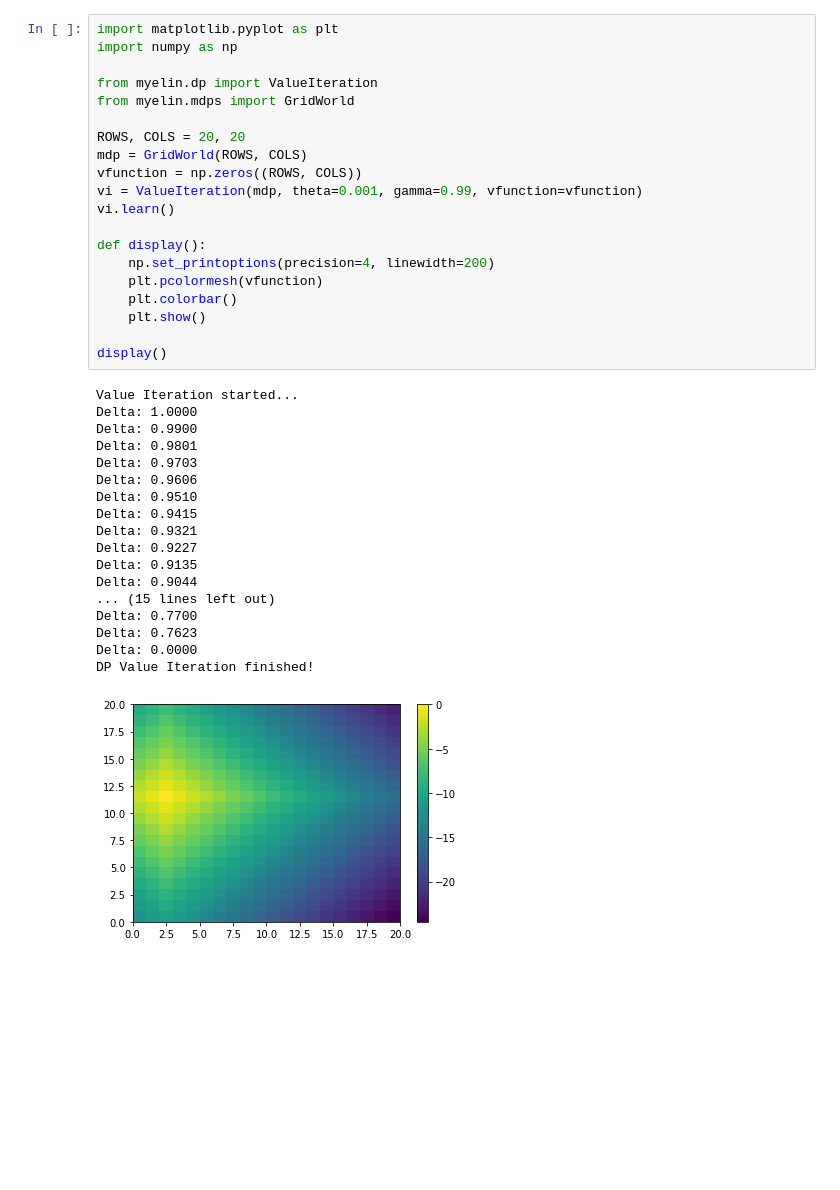
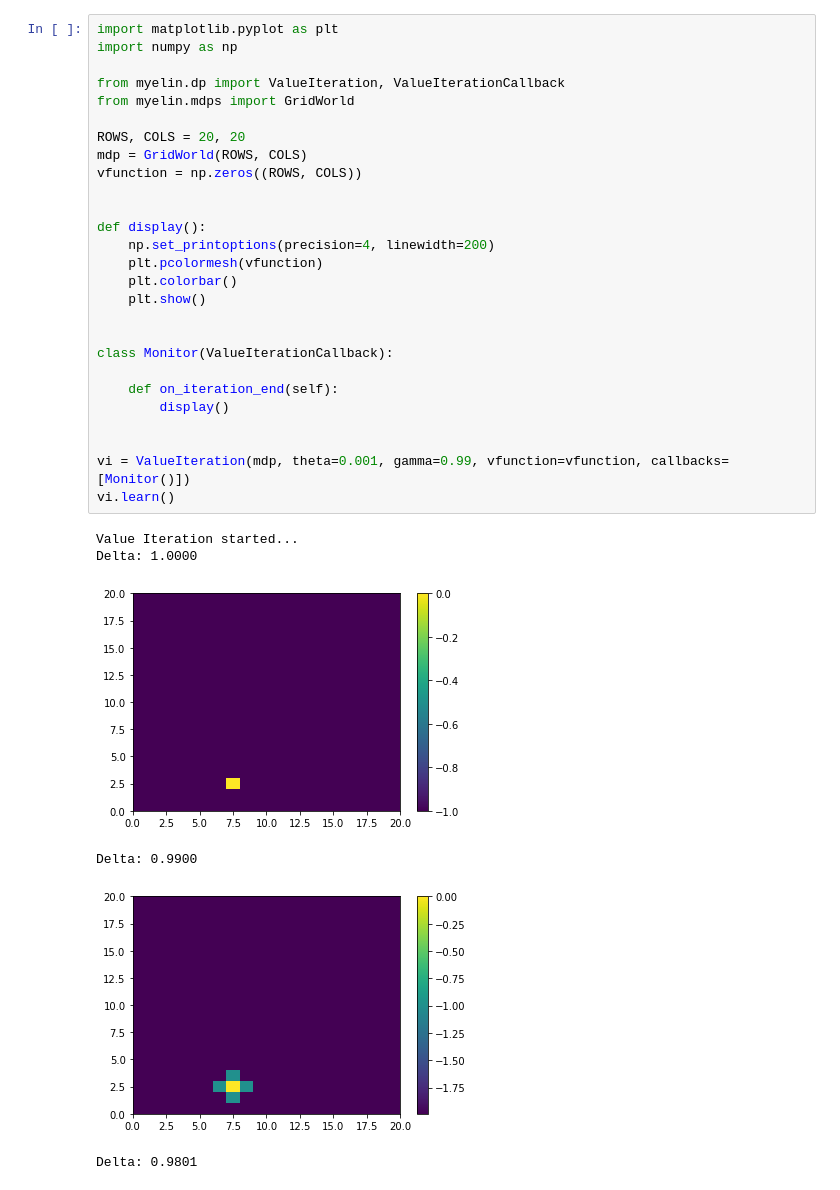
Before and after one commit to davidrobles/myelin, a Jupyter notebook: examples/grid_world_value_iteration.py.ipynb, the cells around one changed output. Drawn from its saved outputs; the diff is of its cells as text; blank space fills up the shorter version.

Commit message:
Add Value Iteration callbacks

```diff
--- a/examples/grid_world_value_iteration.py.ipynb
+++ b/examples/grid_world_value_iteration.py.ipynb
@@ -1,39 +1,34 @@
 # %%
 import matplotlib.pyplot as plt
 import numpy as np
 
-from myelin.dp import ValueIteration
+from myelin.dp import ValueIteration, ValueIterationCallback
 from myelin.mdps import GridWorld
 
 ROWS, COLS = 20, 20
 mdp = GridWorld(ROWS, COLS)
 vfunction = np.zeros((ROWS, COLS))
-vi = ValueIteration(mdp, theta=0.001, gamma=0.99, vfunction=vfunction)
-vi.learn()
+
 
 def display():
     np.set_printoptions(precision=4, linewidth=200)
     plt.pcolormesh(vfunction)
     plt.colorbar()
     plt.show()
 
-display()
+
+class Monitor(ValueIterationCallback):
+
+    def on_iteration_end(self):
+        display()
+
+
+vi = ValueIteration(mdp, theta=0.001, gamma=0.99, vfunction=vfunction, callbacks=[Monitor()])
+vi.learn()
 # %% [output]
 Value Iteration started...
 Delta: 1.0000
-Delta: 0.9900
-Delta: 0.9801
-Delta: 0.9703
-Delta: 0.9606
-Delta: 0.9510
-Delta: 0.9415
-Delta: 0.9321
-Delta: 0.9227
-Delta: 0.9135
-Delta: 0.9044
-... (15 lines left out)
-Delta: 0.7700
-Delta: 0.7623
-Delta: 0.0000
-DP Value Iteration finished!
-[figure, old version]
+[figure, new version]
+Delta: 0.9900
+[figure, added]
+Delta: 0.9801
```
Also changed, not shown: parts of 1 cell of this notebook, 2 other files.
